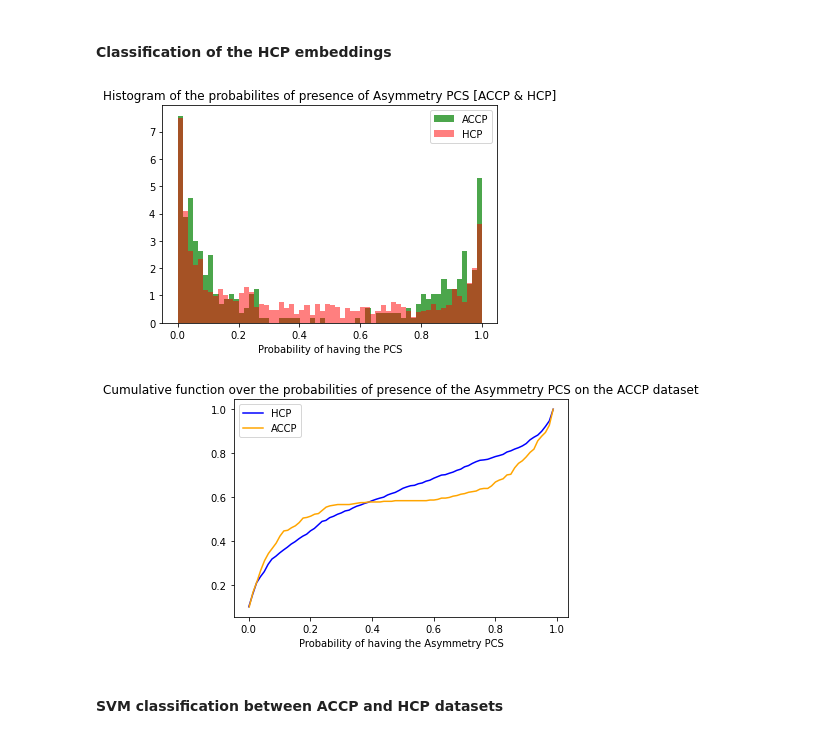
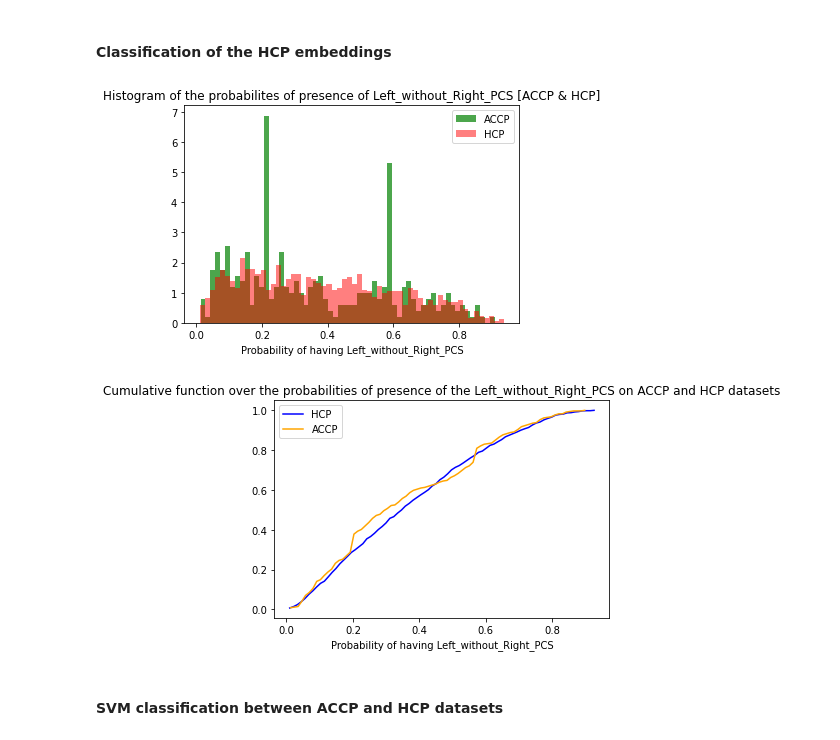
Before and after one commit to neurospin/champollion_V1, a Jupyter notebook: contrastive/notebooks/SVM_on_HCP_asymmetry_cingulate.ipynb, the cells around one changed output. Cells and saved outputs as stored; diff of their text form; code cells hidden in the pictures.

```diff
--- a/contrastive/notebooks/SVM_on_HCP_asymmetry_cingulate.ipynb
+++ b/contrastive/notebooks/SVM_on_HCP_asymmetry_cingulate.ipynb
@@ -152,9 +168,12 @@ embeddings_HCP
+# %%
+# 'Asymmetry','Left_PCS','Right_PCS','Two_PCS','Zero_PCS', 'Right_without_Left_PCS', 'Left_without_Right_PCS'
+target = 'Left_without_Right_PCS'
 # %% [markdown]
 #### Scaler
 # %%
 ebdd_lbl_ACCP = embeddings_ACCP.set_index('ID').join(labels_ACCP.set_index('long_name'))
-X = ebdd_lbl_ACCP.drop(['Asymmetry','Left_PCS','Right_PCS'], axis=1)
-y = ebdd_lbl_ACCP['Right_PCS']
+X = ebdd_lbl_ACCP.drop(['Asymmetry','Left_PCS','Right_PCS','Two_PCS','Zero_PCS','Right_without_Left_PCS','Left_without_Right_PCS'], axis=1)
+y = ebdd_lbl_ACCP[target] #change it if you want to test with all the dimensions for only one hemisphere
 # %% [markdown]
 The scaler is fited on the ACCP database at first, it transforms it and then transforms the HCP dataset.
 Is it better to fit one everything and transform everything at once ?
@@ -184,9 +200,12 @@ SVC(C=1, class_weight='balanced', degree=1)
 # %%
+'''
 from sklearn.neural_network import MLPClassifier
 
-parameters = {'alpha': [1e-5,1e-4,1e-3,1e-2,1e-1,1,10,100,1000],
-              'hidden_layer_sizes': [(100), (50), (10,10), (5,5), (100,5)]}
+parameters = {'alpha': [1e-2,1e-1,1,10,100,1000,1e4],
+              'hidden_layer_sizes': [(50), (5,5), (30), (50,5), (70), (10,5,2)],
+              'max_iter': [300,450]}
 mlp = MLPClassifier(activation='relu')
-clf = GridSearchCV(mlp, parameters, cv=5,)
+clf = GridSearchCV(mlp, parameters, cv=7,)
 clf.fit(X, y)
+'''
 # %% [output]
@@ -204,5 +216,3 @@ MLPClassifier(alpha=10, hidden_layer_sizes=50)
 model = SVC(kernel='linear', probability=True,
             random_state=42,
             C=0.01, class_weight='balanced', decision_function_shape='ovr')
-# %%
-model = MLPClassifier(alpha=10, hidden_layer_sizes=50,activation='relu')
@@ -244,35 +256,26 @@ val_pred = model.predict(X=scl_bdd_hcp)
 # %%
 plt.hist(model.predict_proba(X)[:,1], bins=60, color='g', alpha=0.7, label='ACCP', density=True)
 plt.hist(model.predict_proba(scl_bdd_hcp)[:,1], bins=60, color='red', alpha=0.5, label='HCP', density=True)
-plt.xlabel('Probability of having the PCS')
-plt.title('Histogram of the probabilites of presence of Asymmetry PCS [ACCP & HCP]')
+plt.xlabel(f'Probability of having {target}')
+plt.title(f'Histogram of the probabilites of presence of {target} [ACCP & HCP]')
 plt.legend()
 plt.show()
 # %% [output]
-[figure, old version]
+[figure, new version]
 # %%
 values_ACCP, base_ACCP = np.histogram(model.predict_proba(X)[:,1], bins=80)
 cumulative_ACCP = np.cumsum(values_ACCP)
 values_HCP, base_HCP = np.histogram(model.predict_proba(scl_bdd_hcp)[:,1], bins=80)
 cumulative_HCP = np.cumsum(values_HCP)
-# plot the cumulative function
+
 plt.plot(base_HCP[:-1], cumulative_HCP/len(scl_bdd_hcp), c='blue', label='HCP')
-#plot the survival function
-#plt.plot(base_HCP[:-1], len(model.predict_proba(scl_bdd_hcp)[:,1])-cumulative_HCP, c='green', label = 'survival function')
-plt.xlabel('Probability of having the Asymmetry PCS')
+plt.plot(base_ACCP[:-1], cumulative_ACCP/len(X), c='orange', label='ACCP')
+plt.xlabel(f'Probability of having {target}')
 plt.legend()
-plt.title('Cumulative function over the probabilities of presence of the Asymmetry PCS on the HCP dataset')
-
-# plot the cumulative function
-plt.plot(base_ACCP[:-1], cumulative_ACCP/len(X), c='orange', label='ACCP')
-#plot the survival function
-#plt.plot(base_ACCP[:-1], len(model.predict_proba(X)[:,1])-cumulative_ACCP, c='red', label = 'survival function')
-plt.xlabel('Probability of having the Asymmetry PCS')
-plt.legend()
-plt.title('Cumulative function over the probabilities of presence of the Asymmetry PCS on the ACCP dataset')
+plt.title(f'Cumulative function over the probabilities of presence of the {target} on ACCP and HCP datasets')
 plt.show()
 # %% [output]
-[figure, old version]
+[figure, new version]
 # %% [markdown]
 #### SVM classification between ACCP and HCP datasets
 # %%
```
Also changed, not shown: parts of 37 cells of this notebook, 1 other file.
